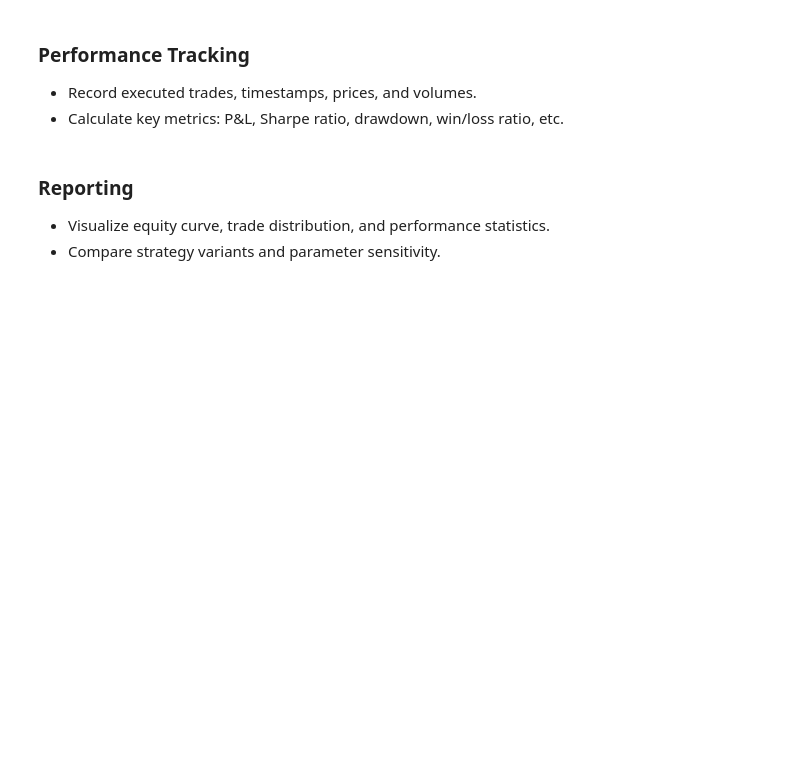
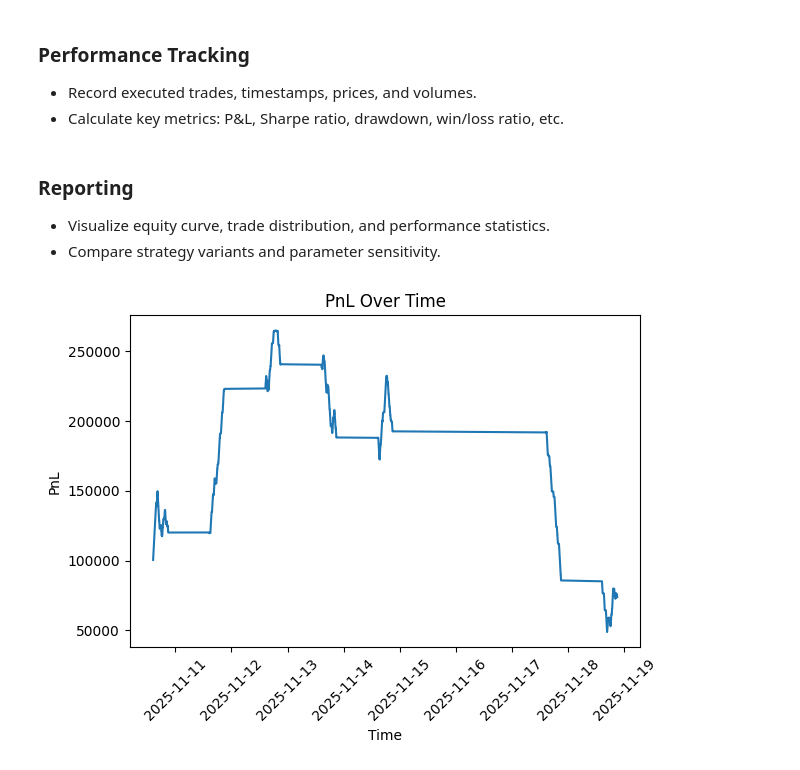
Before and after one commit to mmiah00/finm32500_Assignments, a Jupyter notebook: EndToEnd/StrategyBacktesting.ipynb, the cells around one changed output. Saved outputs shown, nothing was run; the diff lists cells and outputs as text; code cells hidden in the pictures; blank space fills up the shorter version.

```diff
--- a/EndToEnd/StrategyBacktesting.ipynb
+++ b/EndToEnd/StrategyBacktesting.ipynb
@@ -54,9 +55,11 @@ print(signals)
 {'2025-11-10 14:30:00+00:00': {'Ticker': 'AAPL', 'Price': 270.125}, '2025-11-10 14:31:00+00:00': {'Ticker': 'AAPL', 'Price': 270.4599914550781}, '2025-11-10 14:32:00+00:00': {'Ticker': 'AAPL', 'Price' ...
 {'2025-11-10 14:30:00+00:00': 0, '2025-11-10 14:31:00+00:00': 0, '2025-11-10 14:32:00+00:00': 0, '2025-11-10 14:33:00+00:00': 0, '2025-11-10 14:34:00+00:00': 0, '2025-11-10 14:35:00+00:00': 0, '2025-1 ...
 # %%
+pnls = {}  # key = time, value = pnl at that time
+
 for time in signals.keys():
     dt_time = pd.to_datetime(time)
-    order_id = f"order_{time}"
+    order_id = f"order_{time}_{uuid.uuid4()}"
     price = market_data[time]['Price']
     sig = signals[time]
     size = 1
@@ -81,4 +84,7 @@ for time in signals.keys():
     print(f"Added order: {order.order_id}, Side: {order.side}, Price: {order.price}, Size: {order.size}, Time: {order.time}")
     streamer.log_order(order, action="Added")
     order_manager.record_order(order)
+
+    pnl = order_manager.available_capital - (order_manager.current_position * order.price)
+    pnls[dt_time] = pnl
 # %% [output]
@@ -120,3 +124,16 @@ def metrics(df,position):
 
 - Visualize equity curve, trade distribution, and performance statistics.
 - Compare strategy variants and parameter sensitivity.
+# %%
+# plotting PnL over time
+pnl_values = list(pnls.values())
+pnl_times = list(pnls.keys())
+plt.plot(pnl_times, pnl_values)
+plt.xlabel('Time')
+plt.ylabel('PnL')
+plt.title('PnL Over Time')
+plt.xticks(rotation=45)
+plt.tight_layout()
+plt.show()
+# %% [output]
+[figure, added]
```
Also changed, not shown: parts of 6 cells of this notebook, 1 other file.
